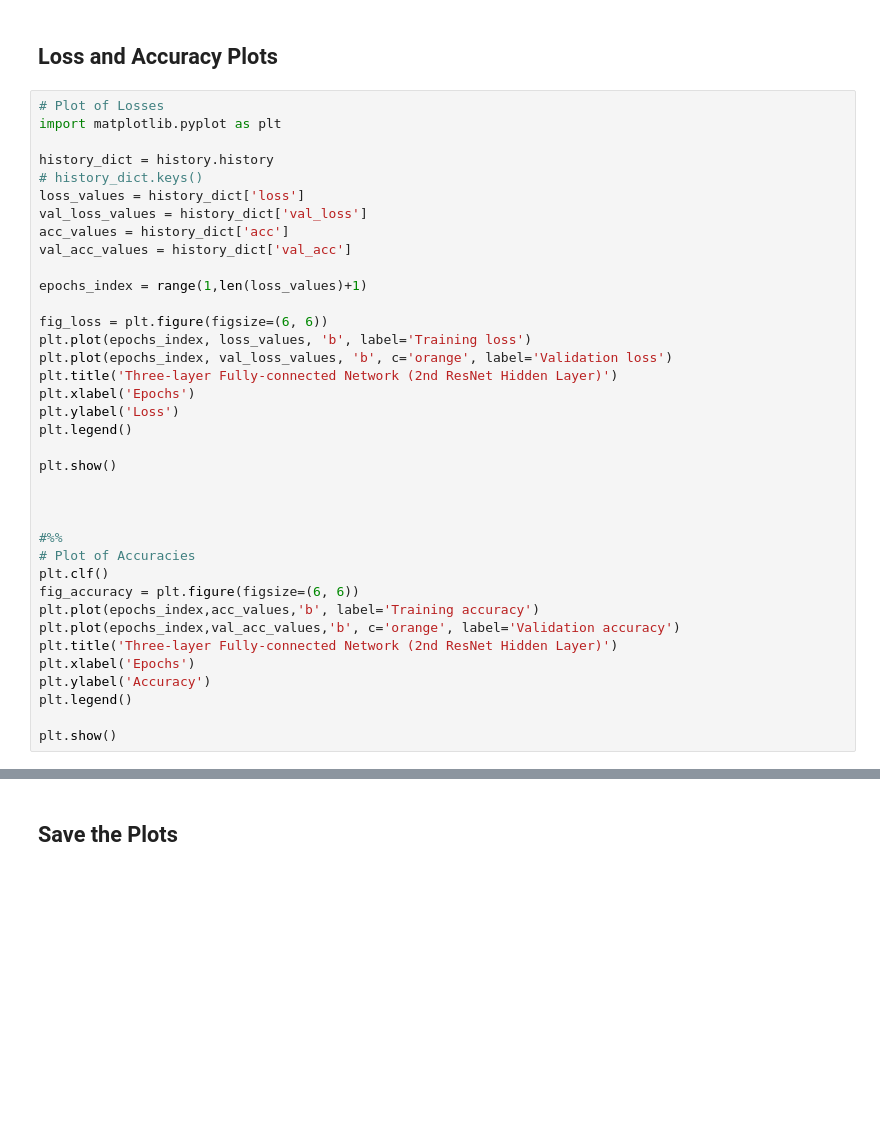
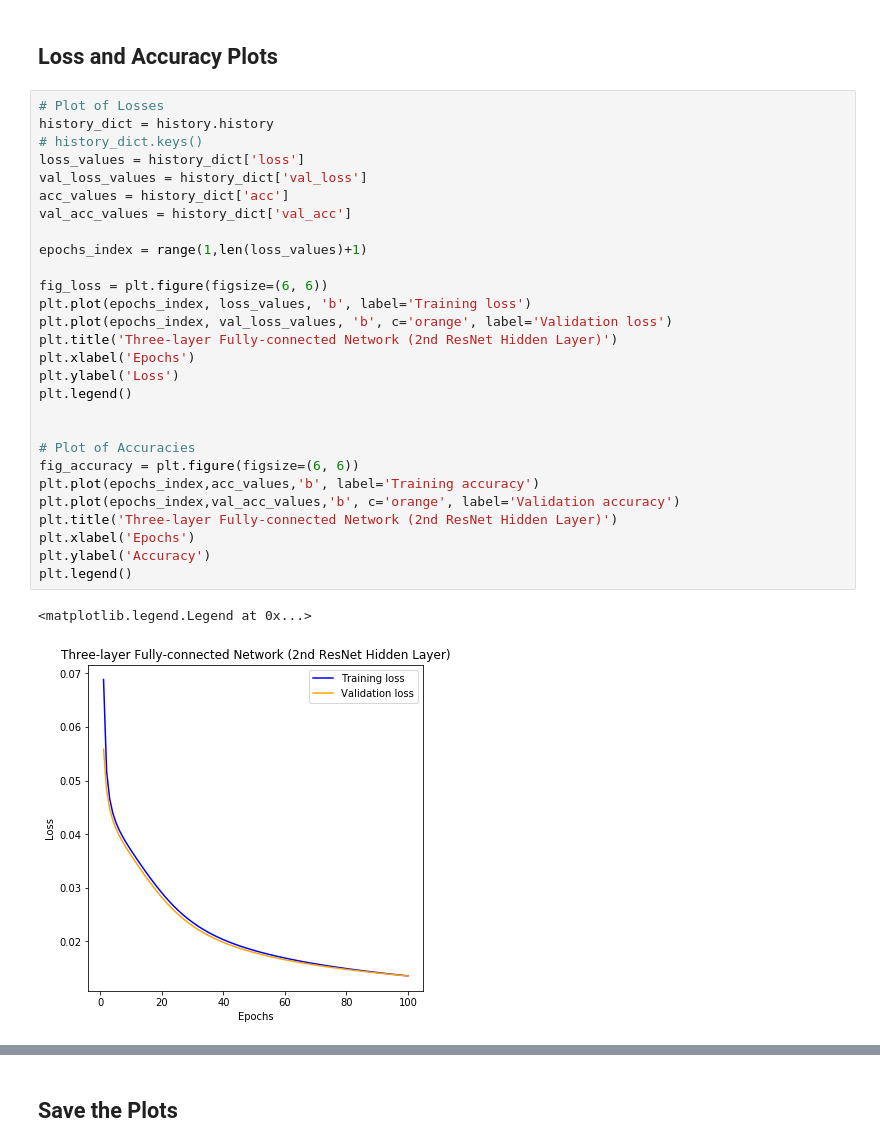
Before and after one commit to timlautk/BCD-for-DNNs, a Jupyter notebook: Keras/MNIST MLP Experiments.ipynb, the cells around one changed output, grey strips where cells are left out. Saved outputs shown, nothing was run; the diff lists cells and outputs as text; blank space fills up the shorter version.

```diff
--- a/Keras/MNIST MLP Experiments.ipynb
+++ b/Keras/MNIST MLP Experiments.ipynb
@@ -183,38 +178,32 @@ Epoch 14/100
 ## Loss and Accuracy Plots
 # %%
 # Plot of Losses
-import matplotlib.pyplot as plt
-
 history_dict = history.history
 # history_dict.keys()
 loss_values = history_dict['loss']
 val_loss_values = history_dict['val_loss']
 acc_values = history_dict['acc']
 val_acc_values = history_dict['val_acc']
 
 epochs_index = range(1,len(loss_values)+1)
 
 fig_loss = plt.figure(figsize=(6, 6))
 plt.plot(epochs_index, loss_values, 'b', label='Training loss')
 plt.plot(epochs_index, val_loss_values, 'b', c='orange', label='Validation loss')
 plt.title('Three-layer Fully-connected Network (2nd ResNet Hidden Layer)')
 plt.xlabel('Epochs')
 plt.ylabel('Loss')
 plt.legend()
 
-plt.show()
 
-
-
-#%%
 # Plot of Accuracies
-plt.clf()
 fig_accuracy = plt.figure(figsize=(6, 6))
 plt.plot(epochs_index,acc_values,'b', label='Training accuracy')
 plt.plot(epochs_index,val_acc_values,'b', c='orange', label='Validation accuracy')
 plt.title('Three-layer Fully-connected Network (2nd ResNet Hidden Layer)')
 plt.xlabel('Epochs')
 plt.ylabel('Accuracy')
 plt.legend()
-
-plt.show()
+# %% [output]
+<matplotlib.legend.Legend at 0x...>
+[figure, added]
```
Also changed, not shown: parts of 14 cells of this notebook.
